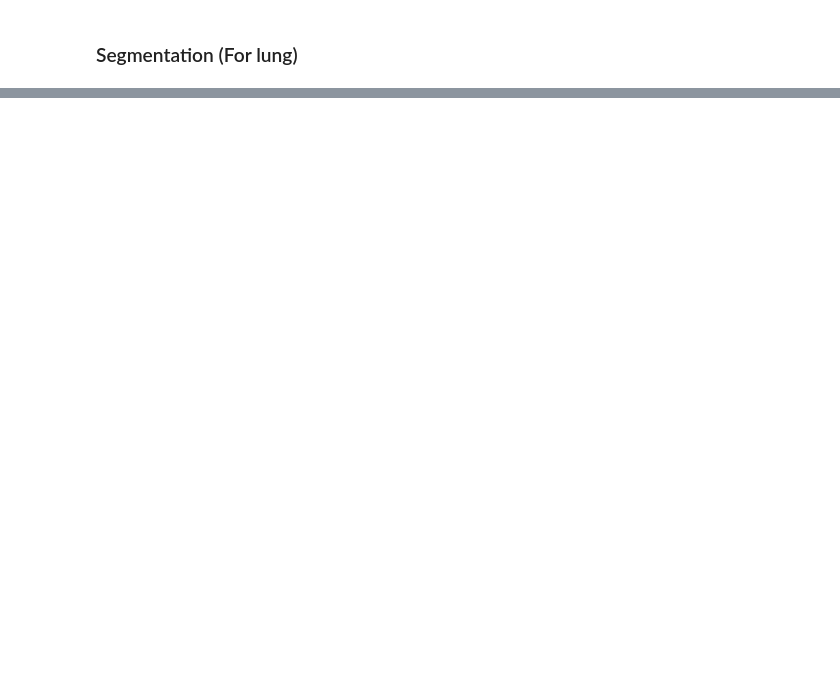
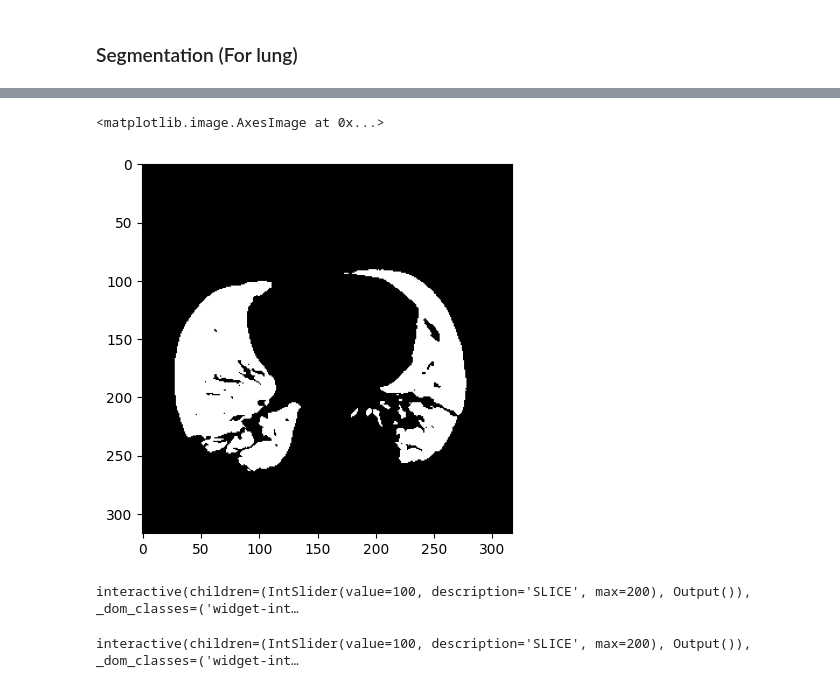
Before and after one commit to VISEF-ISEF-team/VasculAR, a Jupyter notebook: src/Full Preprocesssing.ipynb, the cells around one changed output, grey strips where cells are left out. Cells and saved outputs as stored; diff of their text form; code cells hidden in the pictures; blank space fills up the shorter version.

```diff
--- a/src/Full Preprocesssing.ipynb
+++ b/src/Full Preprocesssing.ipynb
@@ -280,3 +285,6 @@ def segment_lung_mask(image, fill_lung_structures=True):
         binary_image[labels != l_max] = 0
 
     return binary_image
+# %%
+segmented_lungs = segment_lung_mask(pix_resampled, False)
+segmented_lungs_fill = segment_lung_mask(pix_resampled, True)
@@ -282,0 +295,19 @@ def segment_lung_mask(image, fill_lung_structures=True):
+# %%
+plt.imshow(segmented_lungs[80], cmap=plt.cm.gray)
+# %% [output]
+<matplotlib.image.AxesImage at 0x...>
+[figure, added]
+# %%
+from helpers import *
+
+explore_3D_array(segmented_lungs)
+# %% [output]
+interactive(children=(IntSlider(value=100, description='SLICE', max=200), Output()), _dom_classes=('widget-int…
+# %%
+explore_3D_array_comparison(
+    arr_before=segmented_lungs,
+    arr_after=pix_resampled,
+    cmap='viridis'
+)
+# %% [output]
+interactive(children=(IntSlider(value=100, description='SLICE', max=200), Output()), _dom_classes=('widget-int…
```
Also changed, not shown: parts of 5 cells of this notebook, 2 other files.
